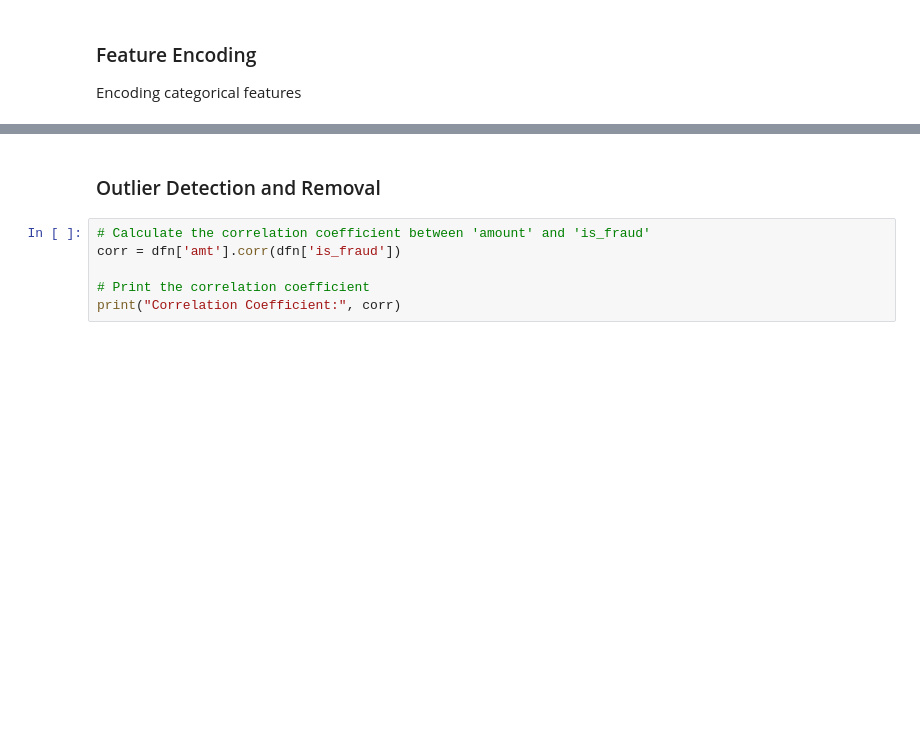
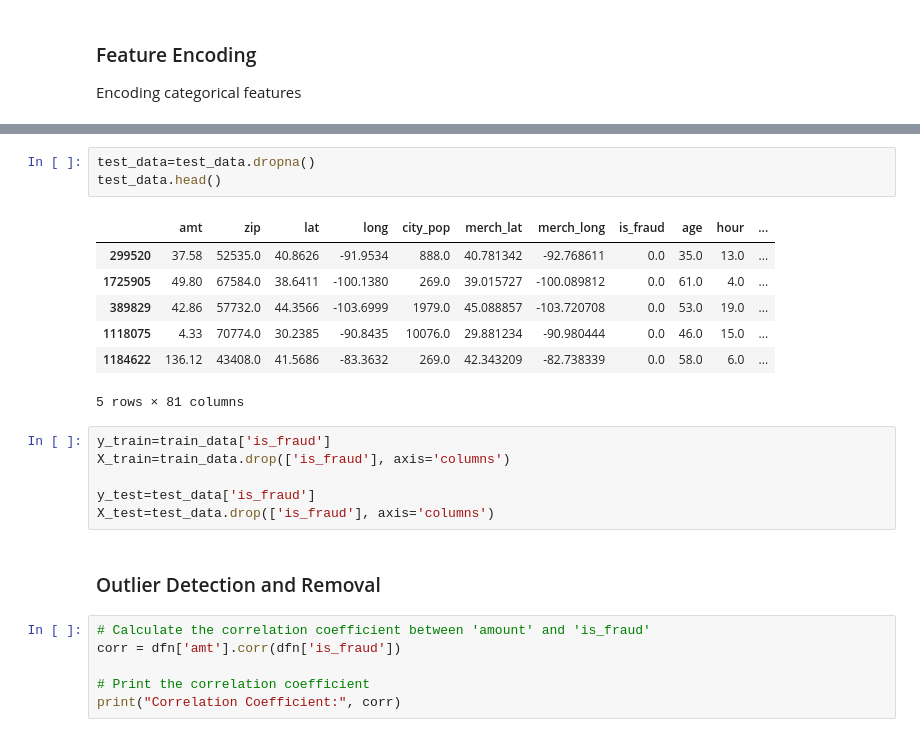
Before and after one commit to MBrozhko34/MachineLearningFYP, a Jupyter notebook: Main/FYP Work-Product.ipynb, the cells around one changed output, grey strips where cells are left out. Saved outputs shown, nothing was run; the diff lists cells and outputs as text; blank space fills up the shorter version.

```diff
--- a/Main/FYP Work-Product.ipynb
+++ b/Main/FYP Work-Product.ipynb
@@ -263,3 +338,20 @@ dfn.head()
+# %%
+test_data=test_data.dropna()
+test_data.head()
+# %% [output]
+|  | amt | zip | lat | long | city_pop | merch_lat | merch_long | is_fraud | age | hour | ... |
+| 299520 | 37.58 | 52535.0 | 40.8626 | -91.9534 | 888.0 | 40.781342 | -92.768611 | 0.0 | 35.0 | 13.0 | ... |
+| 1725905 | 49.80 | 67584.0 | 38.6411 | -100.1380 | 269.0 | 39.015727 | -100.089812 | 0.0 | 61.0 | 4.0 | ... |
+| 389829 | 42.86 | 57732.0 | 44.3566 | -103.6999 | 1979.0 | 45.088857 | -103.720708 | 0.0 | 53.0 | 19.0 | ... |
+| 1118075 | 4.33 | 70774.0 | 30.2385 | -90.8435 | 10076.0 | 29.881234 | -90.980444 | 0.0 | 46.0 | 15.0 | ... |
+| 1184622 | 136.12 | 43408.0 | 41.5686 | -83.3632 | 269.0 | 42.343209 | -82.738339 | 0.0 | 58.0 | 6.0 | ... |
+5 rows × 81 columns
+# %%
+y_train=train_data['is_fraud']
+X_train=train_data.drop(['is_fraud'], axis='columns')
+
+y_test=test_data['is_fraud']
+X_test=test_data.drop(['is_fraud'], axis='columns')
 # %% [markdown]
 ### Outlier Detection and Removal
 # %%
```
Also changed, not shown: parts of 40 cells of this notebook.
